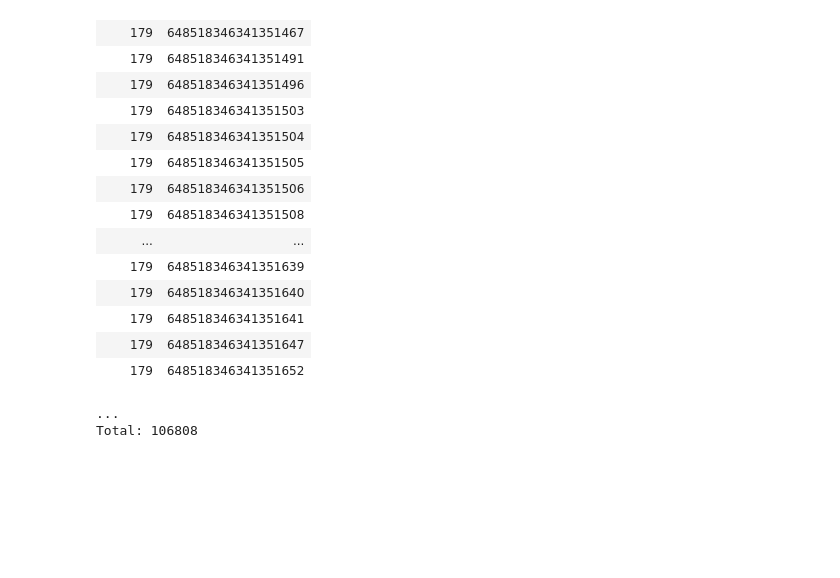
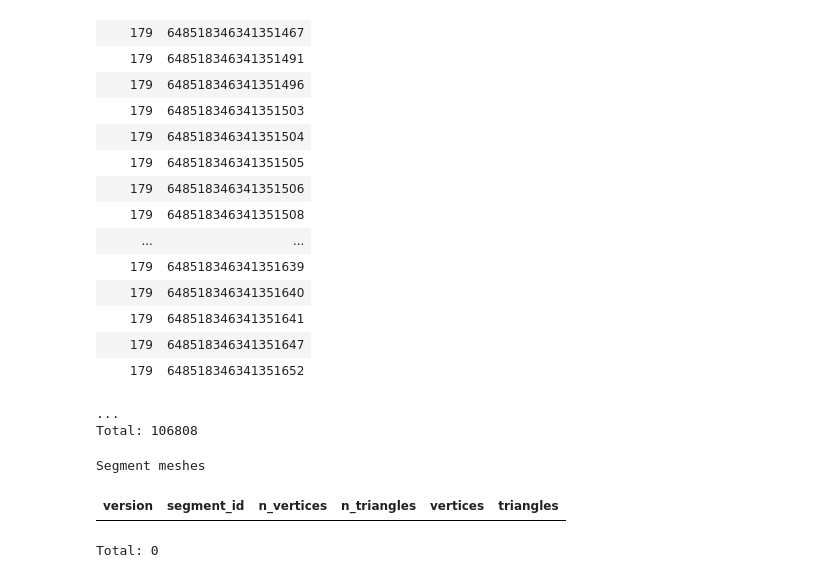
Before and after one commit to seung-lab/datajoint_seung, a Jupyter notebook: pinky/pinky.ipynb, the cells around one changed output. Drawn from its saved outputs; the diff is of its cells as text; code cells hidden in the pictures; blank space fills up the shorter version.

```diff
--- a/pinky/pinky.ipynb
+++ b/pinky/pinky.ipynb
@@ -459,3 +465,9 @@ Segments
 Total: 106808
 # %%
 pinky_mesh = Mesh()
+# %%
+pinky_mesh
+# %% [output]
+Segment meshes
+| version | segment_id | n_vertices | n_triangles | vertices | triangles |
+Total: 0
```
Also changed, not shown: parts of 7 cells of this notebook, 1 other file.
